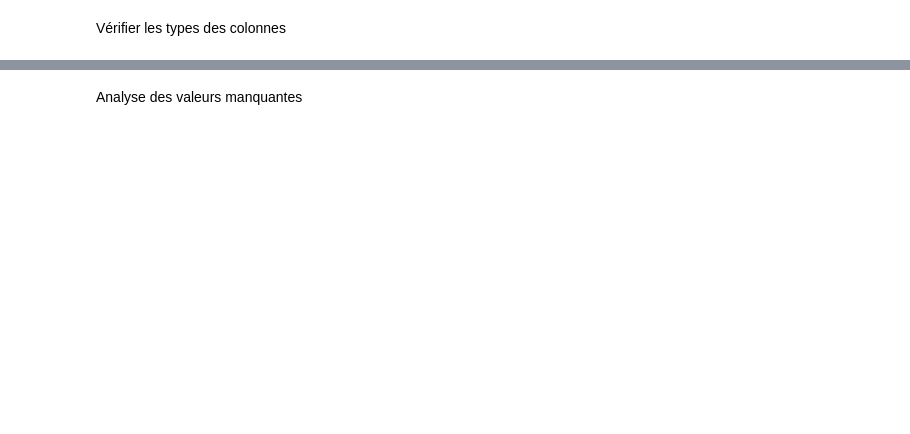
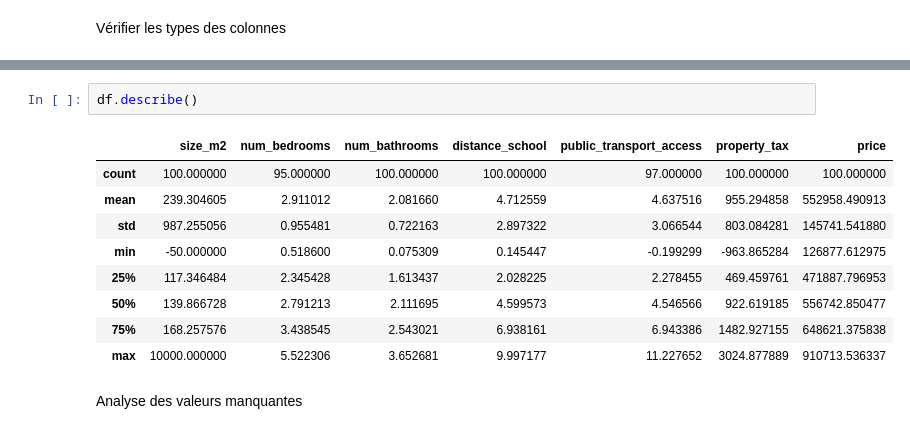
Before and after one commit to UneAbeilleee/MLOPS_TD1, a Jupyter notebook: notebook_incomplet.ipynb, the cells around one changed output, grey strips where cells are left out. Cells and saved outputs as stored; diff of their text form; blank space fills up the shorter version.

```diff
--- a/notebook_incomplet.ipynb
+++ b/notebook_incomplet.ipynb
@@ -23,2 +64,14 @@ Analyse descriptive
+# %%
+df.describe()
+# %% [output]
+|  | size_m2 | num_bedrooms | num_bathrooms | distance_school | public_transport_access | property_tax | price |
+| count | 100.000000 | 95.000000 | 100.000000 | 100.000000 | 97.000000 | 100.000000 | 100.000000 |
+| mean | 239.304605 | 2.911012 | 2.081660 | 4.712559 | 4.637516 | 955.294858 | 552958.490913 |
+| std | 987.255056 | 0.955481 | 0.722163 | 2.897322 | 3.066544 | 803.084281 | 145741.541880 |
+| min | -50.000000 | 0.518600 | 0.075309 | 0.145447 | -0.199299 | -963.865284 | 126877.612975 |
+| 25% | 117.346484 | 2.345428 | 1.613437 | 2.028225 | 2.278455 | 469.459761 | 471887.796953 |
+| 50% | 139.866728 | 2.791213 | 2.111695 | 4.599573 | 4.546566 | 922.619185 | 556742.850477 |
+| 75% | 168.257576 | 3.438545 | 2.543021 | 6.938161 | 6.943386 | 1482.927155 | 648621.375838 |
+| max | 10000.000000 | 5.522306 | 3.652681 | 9.997177 | 11.227652 | 3024.877889 | 910713.536337 |
 # %% [markdown]
 Analyse des valeurs manquantes
```
Also changed, not shown: parts of 38 cells of this notebook.
